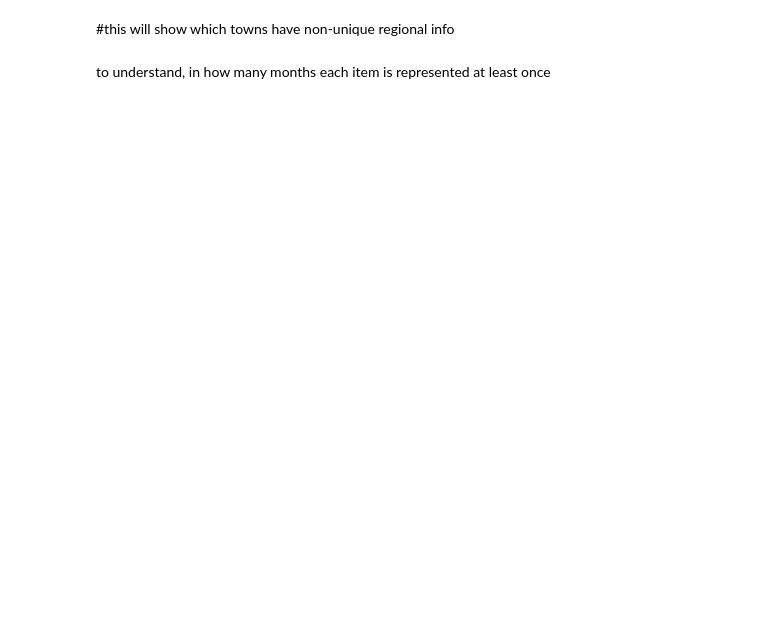
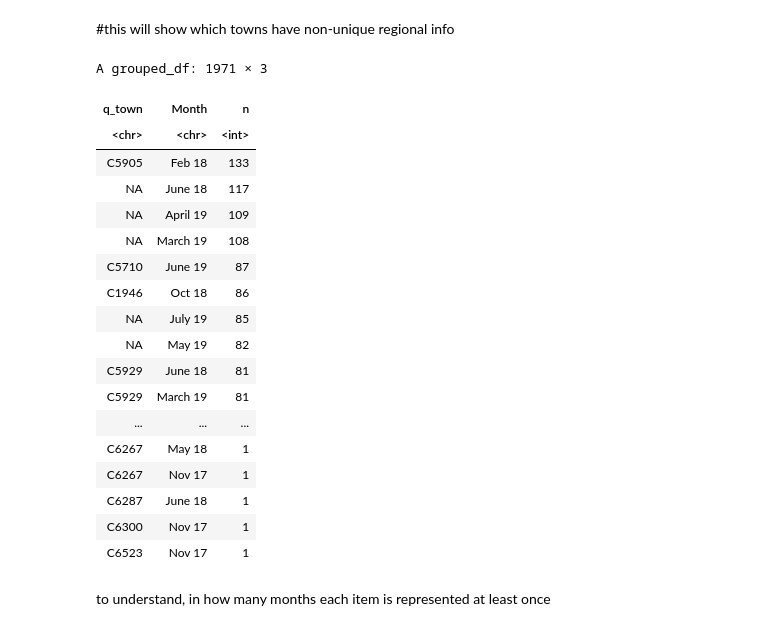
Before and after one commit to symbioticMe/Hack4Good_IMPACT_2019, a Jupyter notebook: notebooks/name/Exploring_region_representation.ipynb, the cells around one changed output. Saved outputs shown, nothing was run; the diff lists cells and outputs as text; code cells hidden in the pictures; blank space fills up the shorter version.

```diff
--- a/notebooks/name/Exploring_region_representation.ipynb
+++ b/notebooks/name/Exploring_region_representation.ipynb
@@ -25,15 +143,34 @@ View(towns_distinct_weird)
 # %% [markdown]
 #this will show which towns have non-unique regional info
 # %%
-towns_weird_no_distinct = df_joined %>%
-  select(one_of(c(regional_columns, 'month'))) %>%
+towns_weird_no_distinct = df_joined_months %>%
+  select(one_of(c(regional_columns, 'Month'))) %>%
   #worth checking with and without distinct
-  group_by(q_town, month) %>%
+  group_by(q_town, Month) %>%
   summarize(n = n())%>%
   arrange(desc(n), q_town)
-
-
-View(towns_weird_no_distinct %>% arrange(desc(n)))
+# %%
+towns_weird_no_distinct
+# %% [output]
+A grouped_df: 1971 × 3
+| q_town | Month | n |
+| <chr> | <chr> | <int> |
+| C5905 | Feb 18 | 133 |
+| NA | June 18 | 117 |
+| NA | April 19 | 109 |
+| NA | March 19 | 108 |
+| C5710 | June 19 | 87 |
+| C1946 | Oct 18 | 86 |
+| NA | July 19 | 85 |
+| NA | May 19 | 82 |
+| C5929 | June 18 | 81 |
+| C5929 | March 19 | 81 |
+| ... | ... | ... |
+| C6267 | May 18 | 1 |
+| C6267 | Nov 17 | 1 |
+| C6287 | June 18 | 1 |
+| C6300 | Nov 17 | 1 |
+| C6523 | Nov 17 | 1 |
 # %% [markdown]
 to understand, in how many months each item is represented at least once
 # %%
```
Also changed, not shown: parts of 12 cells of this notebook.
